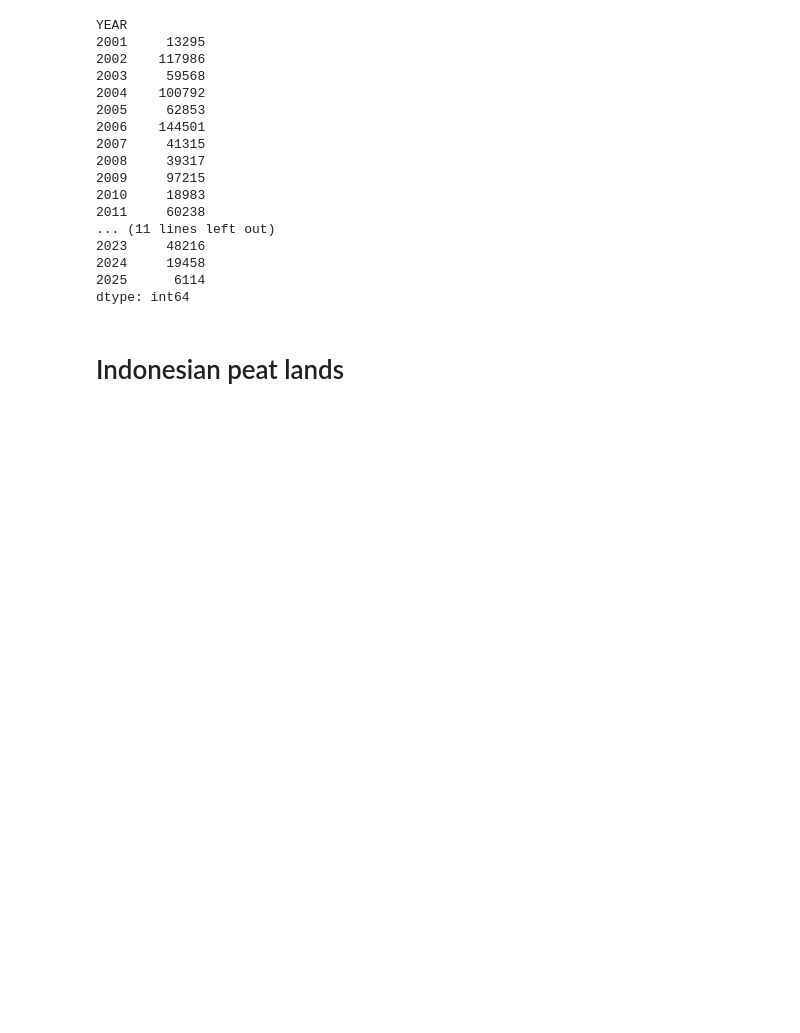
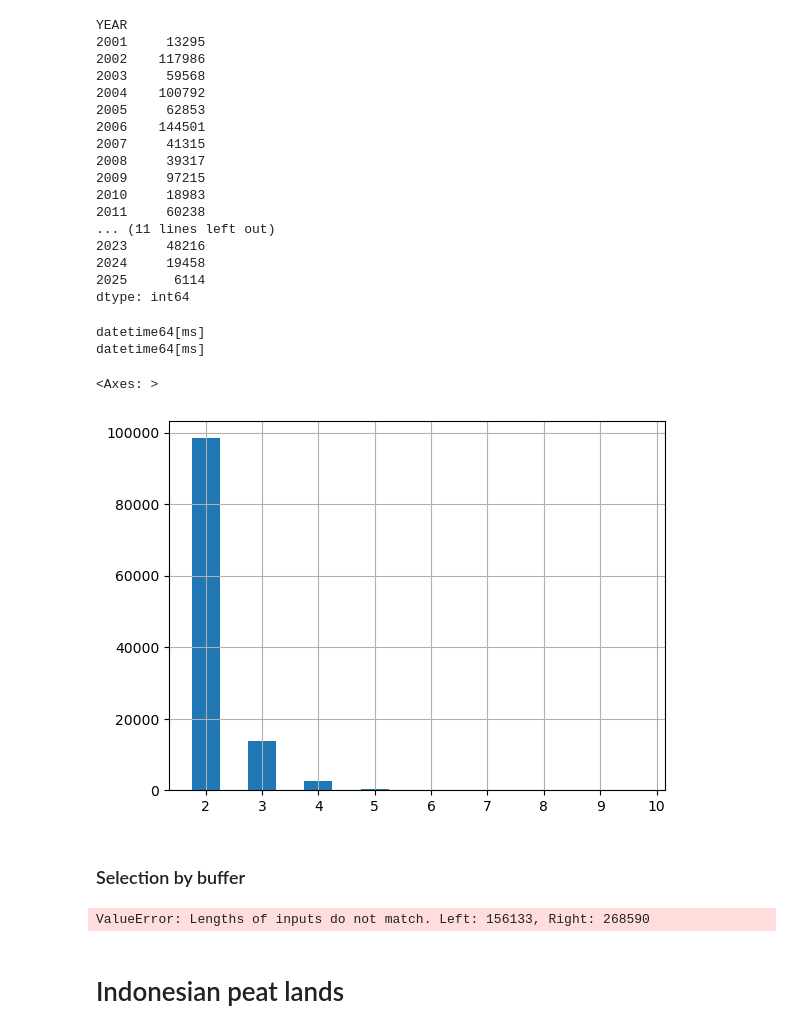
Before and after one commit to ninorp55/tropical-peat-post-fire-vegetation-recovery, a Jupyter notebook: first_data_exploration.ipynb, the cells around one changed output. Cells and saved outputs as stored; diff of their text form; code cells hidden in the pictures; blank space fills up the shorter version.

Commit message:
added code for fire buffer selection

```diff
--- a/first_data_exploration.ipynb
+++ b/first_data_exploration.ipynb
@@ -126,7 +127,7 @@ modis_fa_path = "input-data/nasa-firms-modis-fire-alerts/fire_archive_M-C61_6978
 modis_fa = gpd.read_file(modis_fa_path)
 # %%
 # filter to only keep TYPE 0: presumed vegetation fire
-modis_fa_vf = modis_fa[modis_fa["TYPE"] == 0]
+modis_fa_vf = modis_fa[modis_fa["TYPE"] == 0].copy()
 # %%
 # add column with year
 modis_fa_vf.loc[:,"YEAR"] = modis_fa_vf["ACQ_DATE"].astype("str").str.split(pat="-", n=1).str[0].astype("int32")
@@ -172,3 +184,54 @@ YEAR
 2024     19458
 2025      6114
 dtype: int64
+# %%
+print(modis_fa_vf.ACQ_DATE.dtype)
+
+# convert to datetime
+#modis_fa_vf['ACQ_DATE'] = pd.to_datetime(modis_fa_vf['ACQ_DATE'])
+
+#print(modis_fa_vf.ACQ_DATE.dtype)
+# %% [output]
+datetime64[ms]
+datetime64[ms]
+# %%
+# Set up grid (along lat, lon, and time dimension)
+
+# define grid resolution and extent
+resolution = 0.01  # degrees, 0.01 approx 1km
+minx, miny, maxx, maxy = modis_fa_vf.total_bounds # get min and max lat and lon of fire points
+
+# get array of all coordinates
+lons = np.arange(minx, maxx + resolution, resolution)
+lats = np.arange(miny, maxy + resolution, resolution)
+
+# for each fire alert point, get the index of the corresponding lon and lat
+lon_indices = np.digitize(modis_fa_vf['LONGITUDE'], lons) - 1
+lat_indices = np.digitize(modis_fa_vf['LATITUDE'], lats) - 1
+
+# get dates
+unique_dates = pd.DatetimeIndex(sorted(modis_fa_vf['ACQ_DATE'].unique()))
+
+# Create a date to index mapping
+date_to_idx = {date.date(): idx for idx, date in enumerate(unique_dates)}
+time_indices = modis_fa_vf['ACQ_DATE'].map(date_to_idx).values
+
+# Create sparse representation using pandas groupby
+fire_coords = pd.DataFrame({
+    'time_idx': time_indices,
+    'lat_idx': lat_indices,
+    'lon_idx': lon_indices
+})
+
+# Count fires per cell per day
+fire_counts = fire_coords.groupby(['time_idx', 'lat_idx', 'lon_idx']).size()
+
+# Create empty array
+fire_array = np.zeros((len(unique_dates), len(lats), len(lons)), dtype=np.int32)
+# %%
+fire_counts.hist(bins=np.arange(1.75,10,0.5))
+# %% [output]
+<Axes: >
+[figure, added]
+# %% [markdown]
+### Selection by buffer
@@ -175,3 +247,14 @@ dtype: int64
+# %%
+modis_fa_vf_reproj2015 = modis_fa_vf_reproj[modis_fa_vf_reproj["YEAR"] == 2015]
+modis_fa_vf_reproj_after2015 = modis_fa_vf_reproj[modis_fa_vf_reproj["YEAR"] > 2015]
+
+only_2015 = modis_fa_vf_reproj2015.geometry.difference(modis_fa_vf_reproj_after2015.geometry, align=False)
+
+print(only_2015.size)
+
+only_2015.plot()
+# %% [output]
+ValueError: Lengths of inputs do not match. Left: 156133, Right: 268590
 # %% [markdown]
 # Indonesian peat lands
 # %% [markdown]
```
Also changed, not shown: parts of 4 cells of this notebook.
